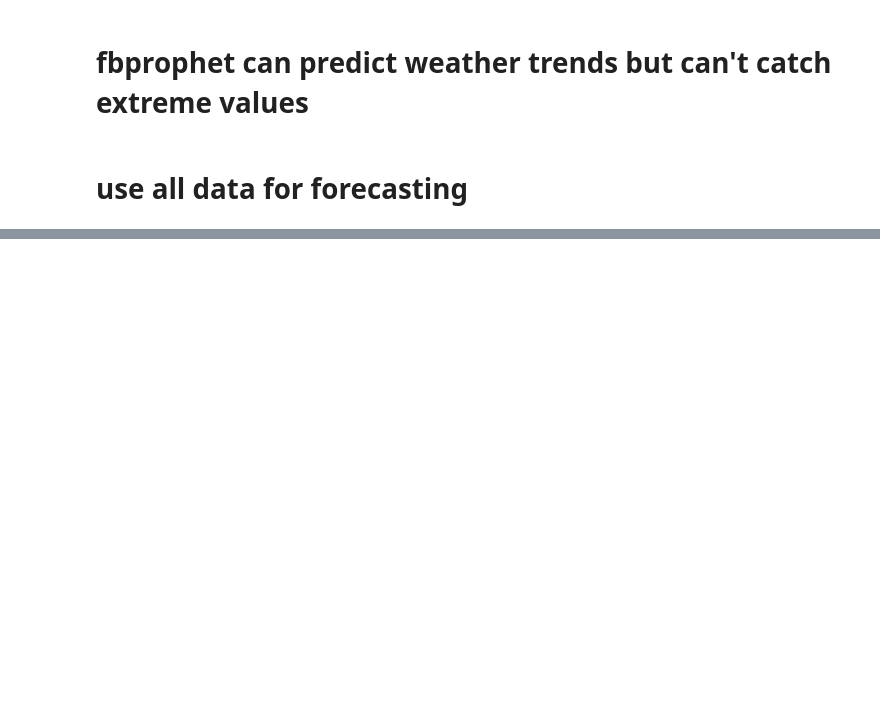
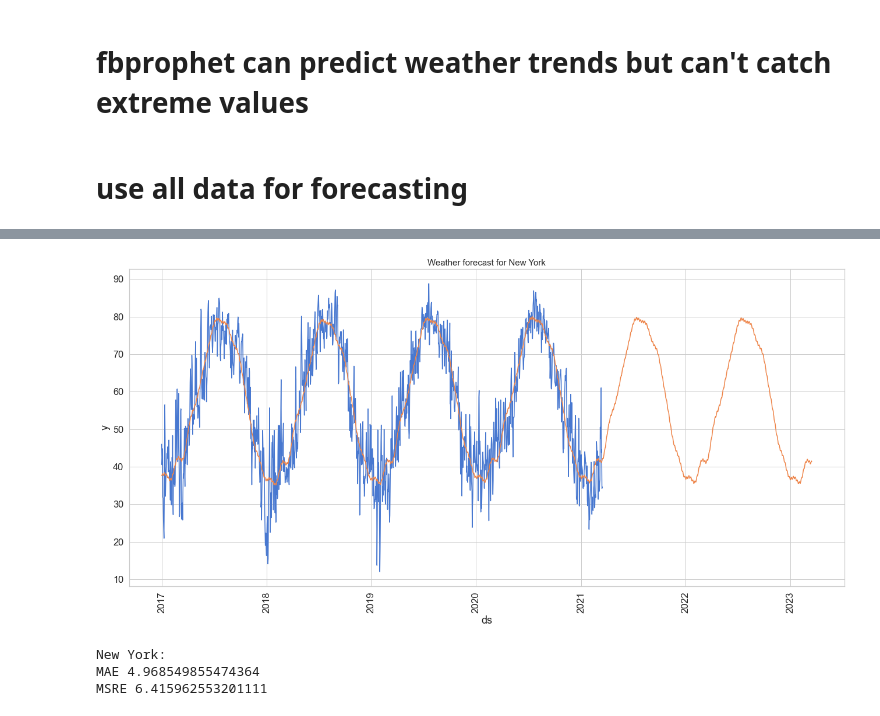
Before and after one commit to BloomTech-Labs/PT17_cityspire-b-ds, a Jupyter notebook: notebooks/model/weather/fbprophet_weather.ipynb, the cells around one changed output, grey strips where cells are left out. Drawn from its saved outputs; the diff is of its cells as text; code cells hidden in the pictures; blank space fills up the shorter version.

Commit message:
Forecasted for all data, saved only future dates

```diff
--- a/notebooks/model/weather/fbprophet_weather.ipynb
+++ b/notebooks/model/weather/fbprophet_weather.ipynb
@@ -325,0 +339,6 @@ for city in cities.groups:
+# %%
+df_final['ds'] = pd.to_datetime(df_final['ds'], infer_datetime_format=True)
+df_final = df_final.set_index('ds')
+# %%
+pred_forecast = pd.read_csv('data/weather_pred_and_forecast.csv', index_col=0)
+pred_forecast.tail()
@@ -325,0 +362,28 @@ for city in cities.groups:
+# %%
+pred_forecast[['yhat', 'yhat_lower', 'yhat_upper']] = pred_forecast[['yhat', 'yhat_lower', 'yhat_upper']].astype(float)
+pred_forecast['ds'] = pd.to_datetime(pred_forecast['ds'], infer_datetime_format=True)
+pred_forecast = pred_forecast.set_index('ds')
+# %%
+ny = pred_forecast[pred_forecast['City'] == 'New York']
+ny_hist = df_final[df_final['City'] == 'New York']
+
+sns.lineplot(x=ny_hist.index, y='y', data=ny_hist)
+sns.lineplot(x=ny.index, y='yhat', data=ny)
+
+plt.title("Weather forecast for New York",fontsize=15)
+
+plt.xticks(rotation = 'vertical')
+plt.show()
+# %% [output]
+[figure, added]
+# %%
+mae = mean_absolute_error(ny_hist['y'], ny[(ny.index >= '01-01-2017') & (ny.index <= '03-16-2021')]['yhat'])
+msre = np.sqrt(mean_squared_error(ny_hist['y'], ny[(ny.index >= '01-01-2017') & (ny.index <= '03-16-2021')]['yhat']))
+
+print('New York:')
+print("MAE",mae)
+print("MSRE",msre)
+# %% [output]
+New York:
+MAE 4.968549855474364
+MSRE 6.415962553201111
```
Also changed, not shown: parts of 10 cells of this notebook, 2 other files.
